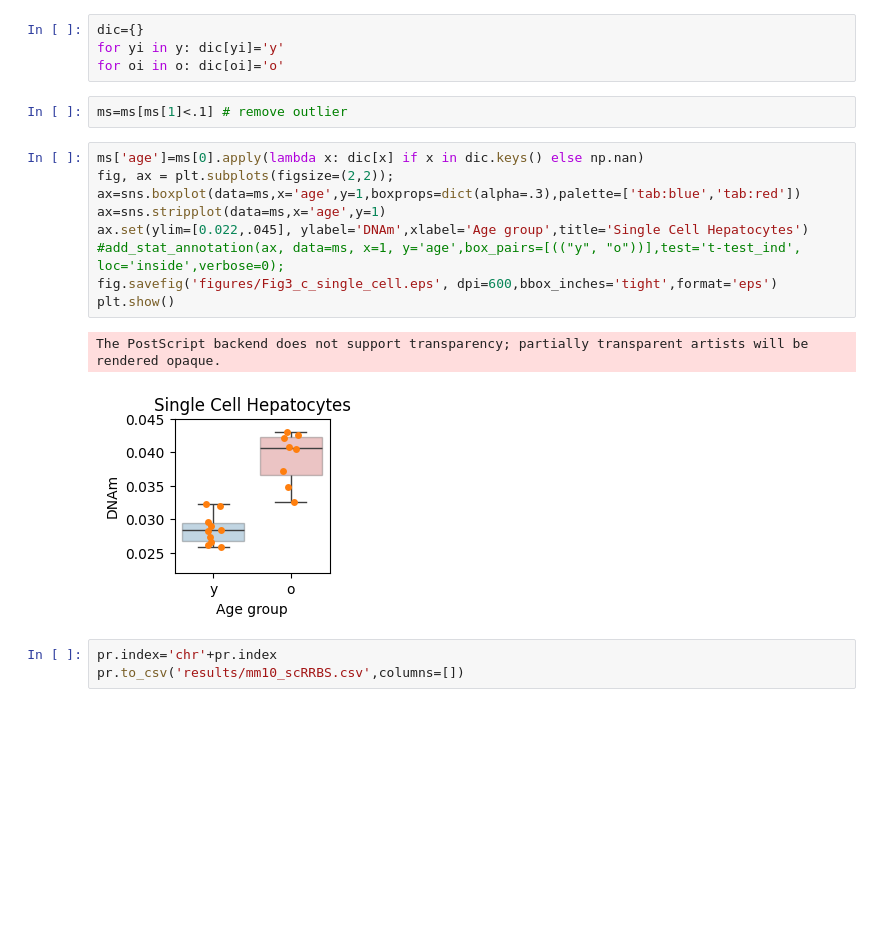
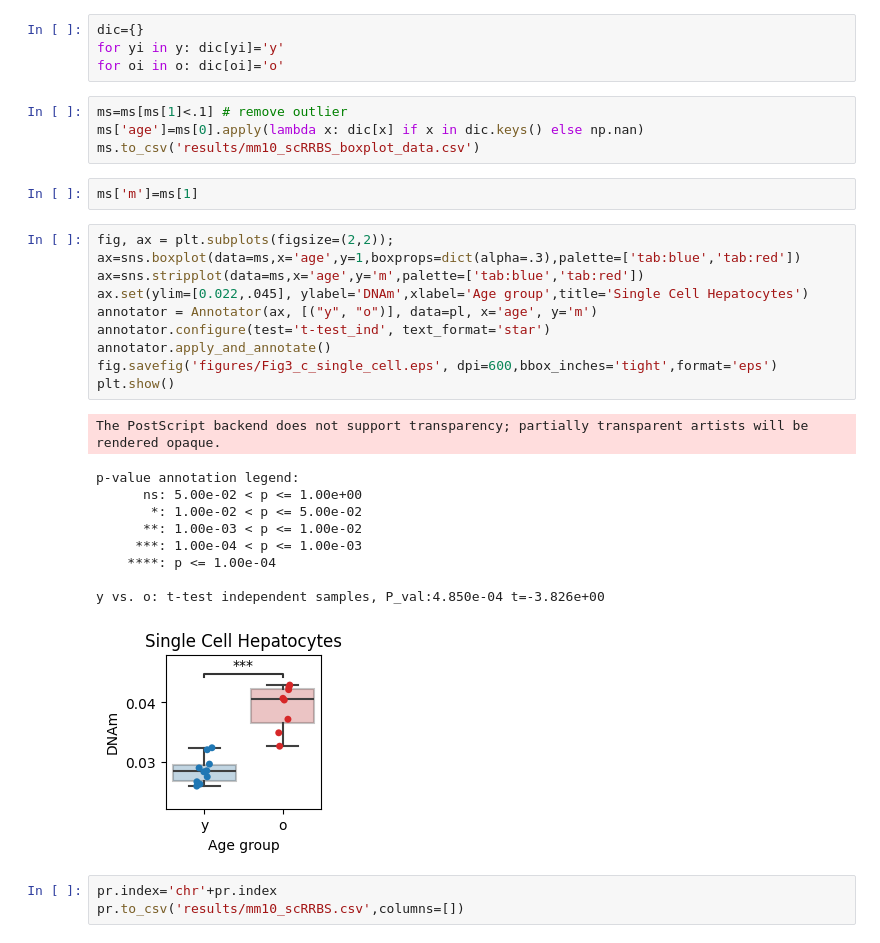
Before and after one commit to moqri/PRC2-AgeIndex, a Jupyter notebook: PRC2-AgeIndex_Manuscript_Figures/Fig3&4_RRBS.ipynb, the cells around one changed output. Cells and saved outputs as stored; diff of their text form; blank space fills up the shorter version.

```diff
--- a/PRC2-AgeIndex_Manuscript_Figures/Fig3&4_RRBS.ipynb
+++ b/PRC2-AgeIndex_Manuscript_Figures/Fig3&4_RRBS.ipynb
@@ -184,18 +217,31 @@ for yi in y: dic[yi]='y'
 for oi in o: dic[oi]='o'
 # %%
 ms=ms[ms[1]<.1] # remove outlier
+ms['age']=ms[0].apply(lambda x: dic[x] if x in dic.keys() else np.nan)
+ms.to_csv('results/mm10_scRRBS_boxplot_data.csv')
-# %%
-ms['age']=ms[0].apply(lambda x: dic[x] if x in dic.keys() else np.nan)
-fig, ax = plt.subplots(figsize=(2,2));
-ax=sns.boxplot(data=ms,x='age',y=1,boxprops=dict(alpha=.3),palette=['tab:blue','tab:red'])
-ax=sns.stripplot(data=ms,x='age',y=1)
-ax.set(ylim=[0.022,.045], ylabel='DNAm',xlabel='Age group',title='Single Cell Hepatocytes')
-#add_stat_annotation(ax, data=ms, x=1, y='age',box_pairs=[(("y", "o"))],test='t-test_ind', loc='inside',verbose=0);
-fig.savefig('figures/Fig3_c_single_cell.eps', dpi=600,bbox_inches='tight',format='eps')
-plt.show()
-# %% [output]
-The PostScript backend does not support transparency; partially transparent artists will be rendered opaque.
-[figure, removed]
+# %%
+ms['m']=ms[1]
+# %%
+fig, ax = plt.subplots(figsize=(2,2));
+ax=sns.boxplot(data=ms,x='age',y=1,boxprops=dict(alpha=.3),palette=['tab:blue','tab:red'])
+ax=sns.stripplot(data=ms,x='age',y='m',palette=['tab:blue','tab:red'])
+ax.set(ylim=[0.022,.045], ylabel='DNAm',xlabel='Age group',title='Single Cell Hepatocytes')
+annotator = Annotator(ax, [("y", "o")], data=pl, x='age', y='m')
+annotator.configure(test='t-test_ind', text_format='star')
+annotator.apply_and_annotate()
+fig.savefig('figures/Fig3_c_single_cell.eps', dpi=600,bbox_inches='tight',format='eps')
+plt.show()
+# %% [output]
+The PostScript backend does not support transparency; partially transparent artists will be rendered opaque.
+p-value annotation legend:
+      ns: 5.00e-02 < p <= 1.00e+00
+       *: 1.00e-02 < p <= 5.00e-02
+      **: 1.00e-03 < p <= 1.00e-02
+     ***: 1.00e-04 < p <= 1.00e-03
+    ****: p <= 1.00e-04
+
+y vs. o: t-test independent samples, P_val:4.850e-04 t=-3.826e+00
+[figure, added]
 # %%
 pr.index='chr'+pr.index
 pr.to_csv('results/mm10_scRRBS.csv',columns=[])
```
Also changed, not shown: parts of 7 cells of this notebook, 15 other files.
